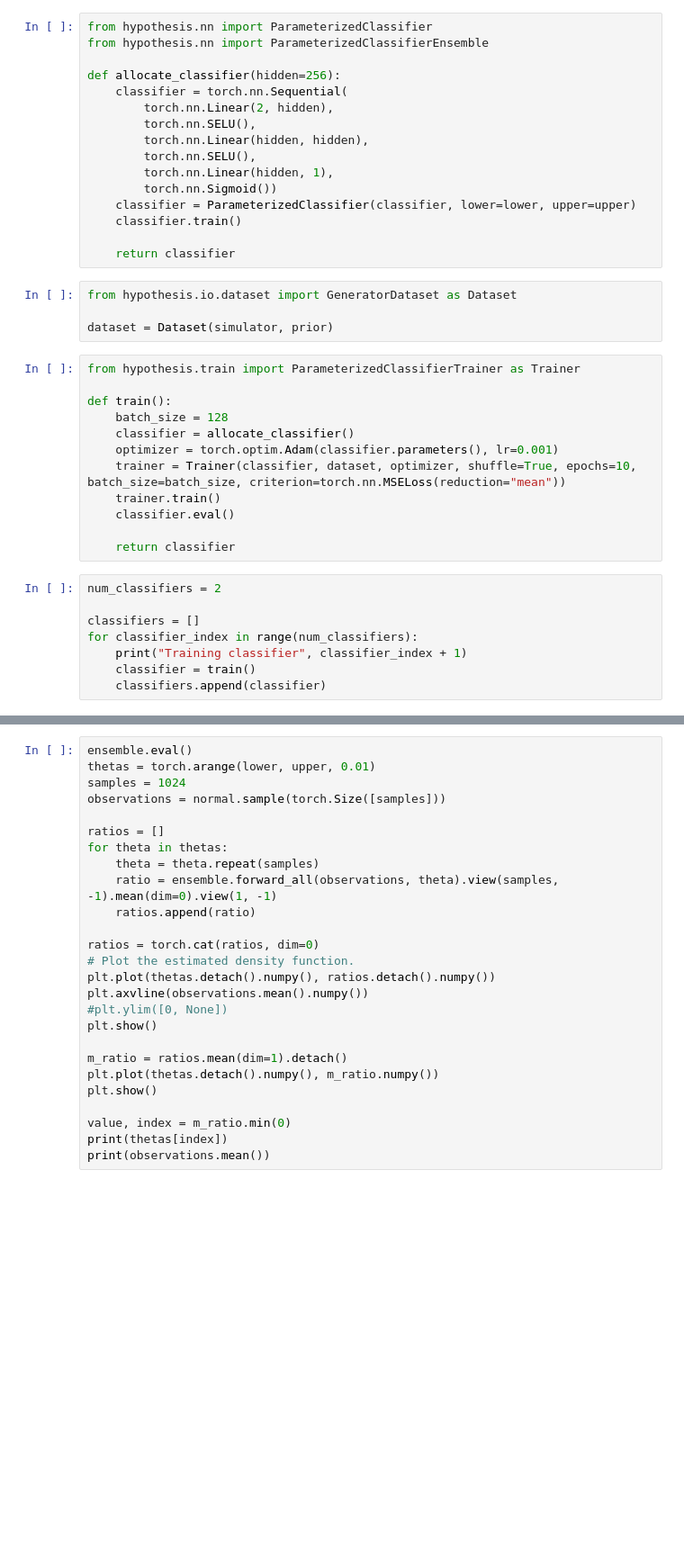
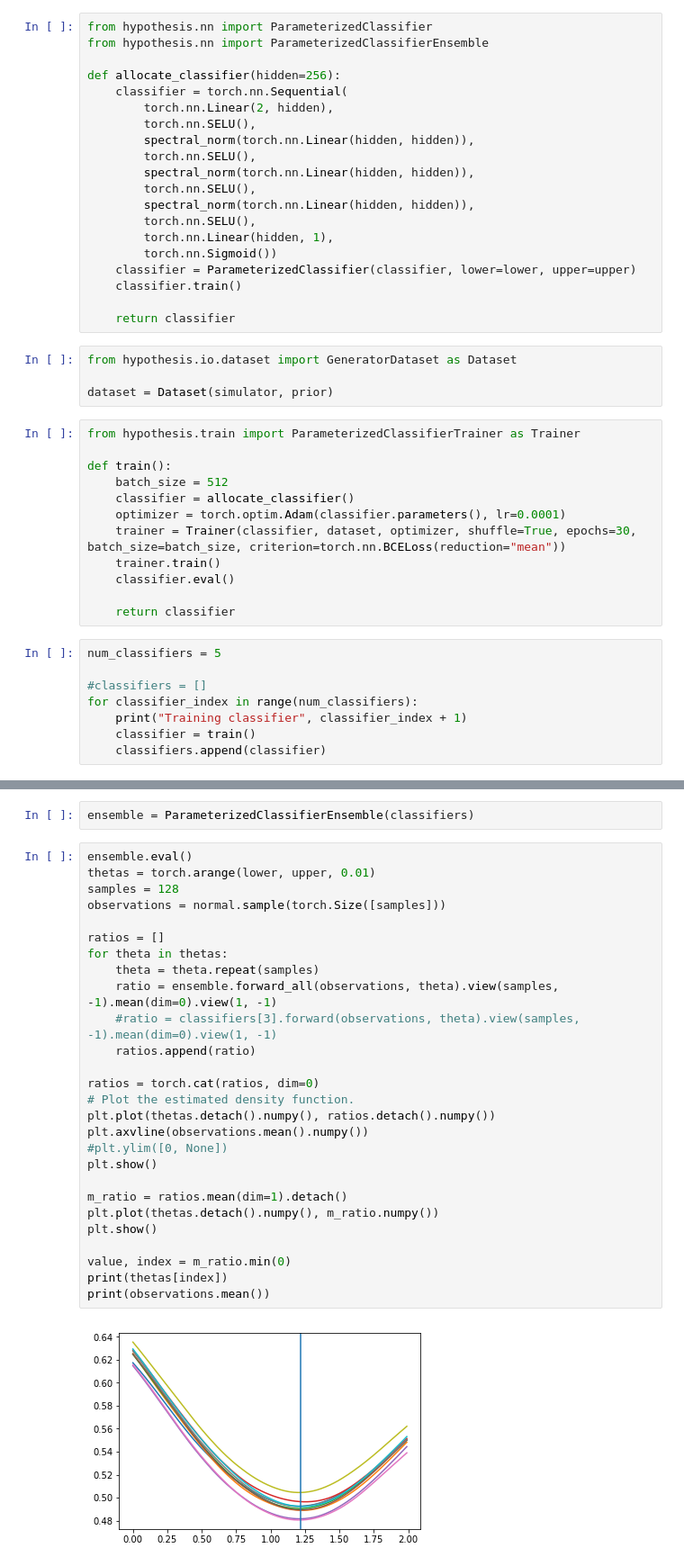
Before and after one commit to CLVestergaard/hypothesis, a Jupyter notebook: examples/inference/carl.ipynb, the cells around one changed output, grey strips where cells are left out. Shown at 90% size. Drawn from its saved outputs; the diff is of its cells as text; blank space fills up the shorter version.

```diff
--- a/examples/inference/carl.ipynb
+++ b/examples/inference/carl.ipynb
@@ -26,7 +26,11 @@ def allocate_classifier(hidden=256):
     classifier = torch.nn.Sequential(
         torch.nn.Linear(2, hidden),
         torch.nn.SELU(),
-        torch.nn.Linear(hidden, hidden),
+        spectral_norm(torch.nn.Linear(hidden, hidden)),
+        torch.nn.SELU(),
+        spectral_norm(torch.nn.Linear(hidden, hidden)),
+        torch.nn.SELU(),
+        spectral_norm(torch.nn.Linear(hidden, hidden)),
         torch.nn.SELU(),
         torch.nn.Linear(hidden, 1),
         torch.nn.Sigmoid())
@@ -42,18 +46,18 @@ dataset = Dataset(simulator, prior)
 from hypothesis.train import ParameterizedClassifierTrainer as Trainer
 
 def train():
-    batch_size = 128
+    batch_size = 512
     classifier = allocate_classifier()
-    optimizer = torch.optim.Adam(classifier.parameters(), lr=0.001)
-    trainer = Trainer(classifier, dataset, optimizer, shuffle=True, epochs=10, batch_size=batch_size, criterion=torch.nn.MSELoss(reduction="mean"))
+    optimizer = torch.optim.Adam(classifier.parameters(), lr=0.0001)
+    trainer = Trainer(classifier, dataset, optimizer, shuffle=True, epochs=30, batch_size=batch_size, criterion=torch.nn.BCELoss(reduction="mean"))
     trainer.train()
     classifier.eval()
 
     return classifier
 # %%
-num_classifiers = 2
+num_classifiers = 5
 
-classifiers = []
+#classifiers = []
 for classifier_index in range(num_classifiers):
     print("Training classifier", classifier_index + 1)
     classifier = train()
@@ -63,26 +71,31 @@ Training classifier 1
+# %%
+ensemble = ParameterizedClassifierEnsemble(classifiers)
 # %%
 ensemble.eval()
 thetas = torch.arange(lower, upper, 0.01)
-samples = 1024
+samples = 128
 observations = normal.sample(torch.Size([samples]))
 
 ratios = []
 for theta in thetas:
     theta = theta.repeat(samples)
     ratio = ensemble.forward_all(observations, theta).view(samples, -1).mean(dim=0).view(1, -1)
+    #ratio = classifiers[3].forward(observations, theta).view(samples, -1).mean(dim=0).view(1, -1)
     ratios.append(ratio)
 
 ratios = torch.cat(ratios, dim=0)
 # Plot the estimated density function.
 plt.plot(thetas.detach().numpy(), ratios.detach().numpy())
 plt.axvline(observations.mean().numpy())
 #plt.ylim([0, None])
 plt.show()
 
 m_ratio = ratios.mean(dim=1).detach()
 plt.plot(thetas.detach().numpy(), m_ratio.numpy())
 plt.show()
 
 value, index = m_ratio.min(0)
 print(thetas[index])
 print(observations.mean())
+# %% [output]
+[figure, added]
```
Also changed, not shown: parts of 3 cells of this notebook.
